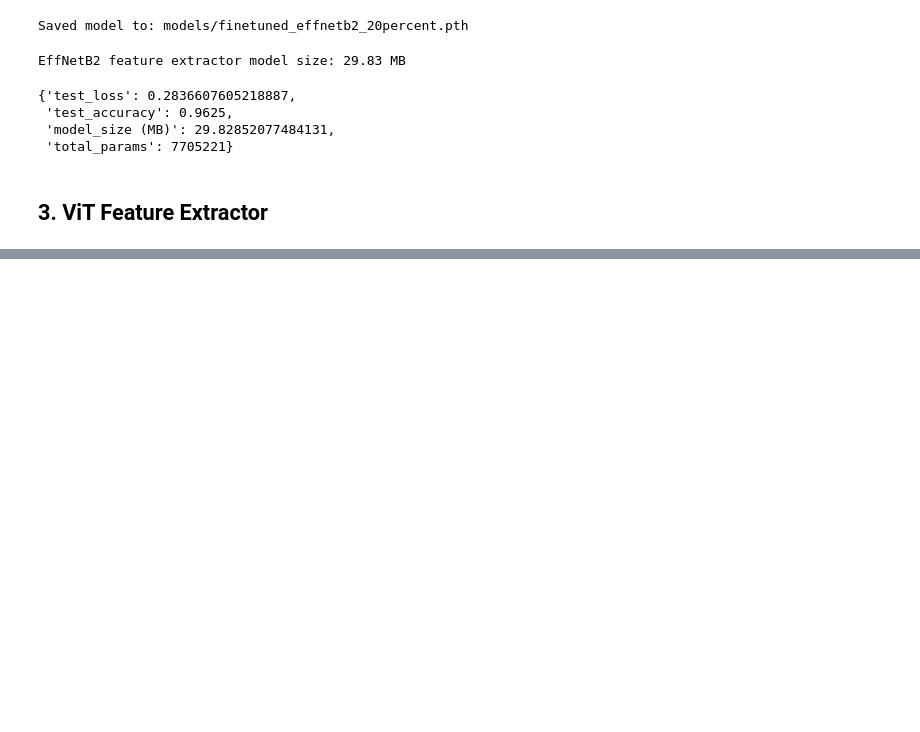
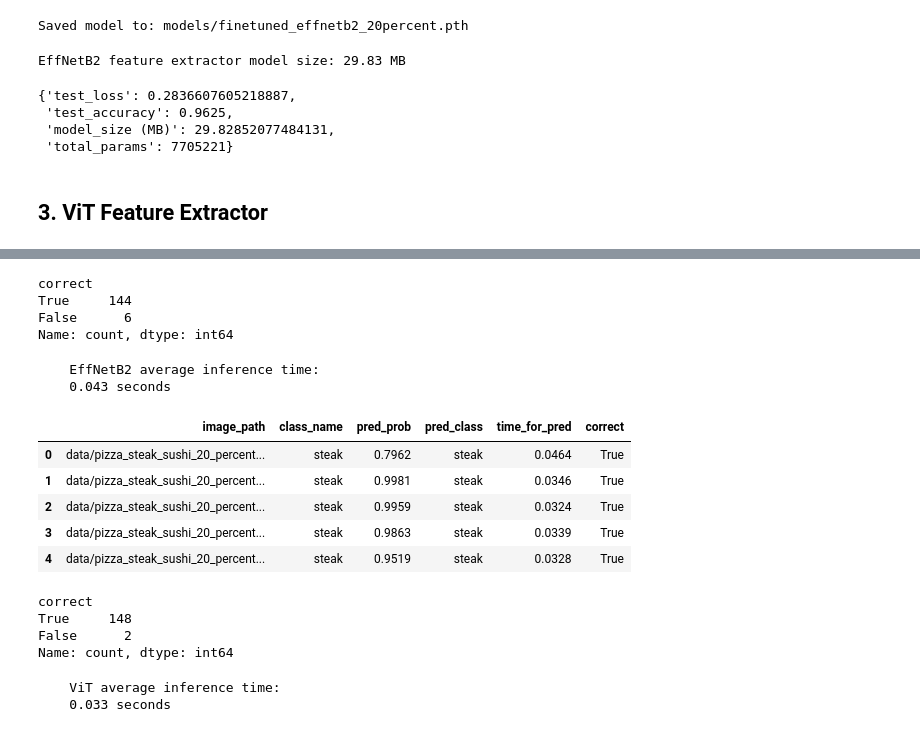
Before and after one commit to tituslhy/symmetrical-octo-spork, a Jupyter notebook: Notebooks/9. Model_Deployment.ipynb, the cells around one changed output, grey strips where cells are left out. Cells and saved outputs as stored; diff of their text form; code cells hidden in the pictures; blank space fills up the shorter version.

```diff
--- a/Notebooks/9. Model_Deployment.ipynb
+++ b/Notebooks/9. Model_Deployment.ipynb
@@ -220,3 +220,31 @@ effnetb2_stats
  'total_params': 7705221}
 # %% [markdown]
 ## 3. ViT Feature Extractor
+# %%
+vit_weights = torchvision.models.ViT_B_16_Weights.DEFAULT
+
+vit = torchvision.models.vit_b_16(
+    weights = vit_weights
+)
+
+vit_transforms = vit_weights.transforms()
+
+# Freeze base parameters
+for parameter in vit.parameters():
+    parameter.requires_grad = False
+
+# Replace MLP head
+torch.manual_seed(SEED)
+torch.mps.manual_seed(SEED)
+
+# Set top layer as trainable
+vit.heads = nn.Linear(in_features = 768,
+                      out_features = 3 #we only have 3 classes
+                      )
+
+summary(vit,
+        input_size = (1, 3, 224, 224), #(batch_size, color_channels, img_size, img_size)
+        col_names = ['input_size', 'output_size', 'num_params', 'trainable'],
+        col_width = 20,
+        row_settings = ['var_names']
+        )
@@ -222,0 +422,52 @@ effnetb2_stats
+# %%
+effnetb2_df.correct.value_counts()
+# %% [output]
+correct
+True     144
+False      6
+Name: count, dtype: int64
+# %%
+print(
+    f"""
+    EffNetB2 average inference time:
+    {round(effnetb2_df.time_for_pred.mean(), 4):.3f} seconds
+    """
+)
+# %% [output]
+    EffNetB2 average inference time:
+    0.043 seconds
+# %%
+vit_pred_list = pred_and_store(
+    paths = test_data_paths,
+    model = vit,
+    transform = vit_transforms,
+    class_name = class_names,
+    device = device
+)
+# %%
+vit_df = pd.DataFrame(vit_pred_list)
+vit_df.head()
+# %% [output]
+|  | image_path | class_name | pred_prob | pred_class | time_for_pred | correct |
+| 0 | data/pizza_steak_sushi_20_percent... | steak | 0.7962 | steak | 0.0464 | True |
+| 1 | data/pizza_steak_sushi_20_percent... | steak | 0.9981 | steak | 0.0346 | True |
+| 2 | data/pizza_steak_sushi_20_percent... | steak | 0.9959 | steak | 0.0324 | True |
+| 3 | data/pizza_steak_sushi_20_percent... | steak | 0.9863 | steak | 0.0339 | True |
+| 4 | data/pizza_steak_sushi_20_percent... | steak | 0.9519 | steak | 0.0328 | True |
+# %%
+vit_df.correct.value_counts()
+# %% [output]
+correct
+True     148
+False      2
+Name: count, dtype: int64
+# %%
+print(
+    f"""
+    ViT average inference time:
+    {round(vit_df.time_for_pred.mean(), 4):.3f} seconds
+    """
+)
+# %% [output]
+    ViT average inference time:
+    0.033 seconds
```
Also changed, not shown: parts of 16 cells of this notebook.
